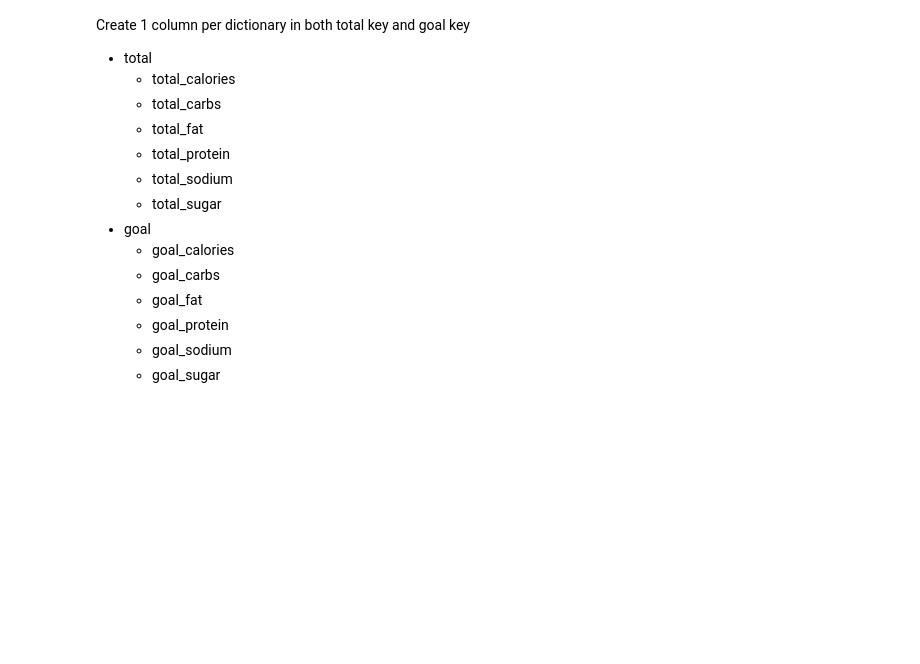
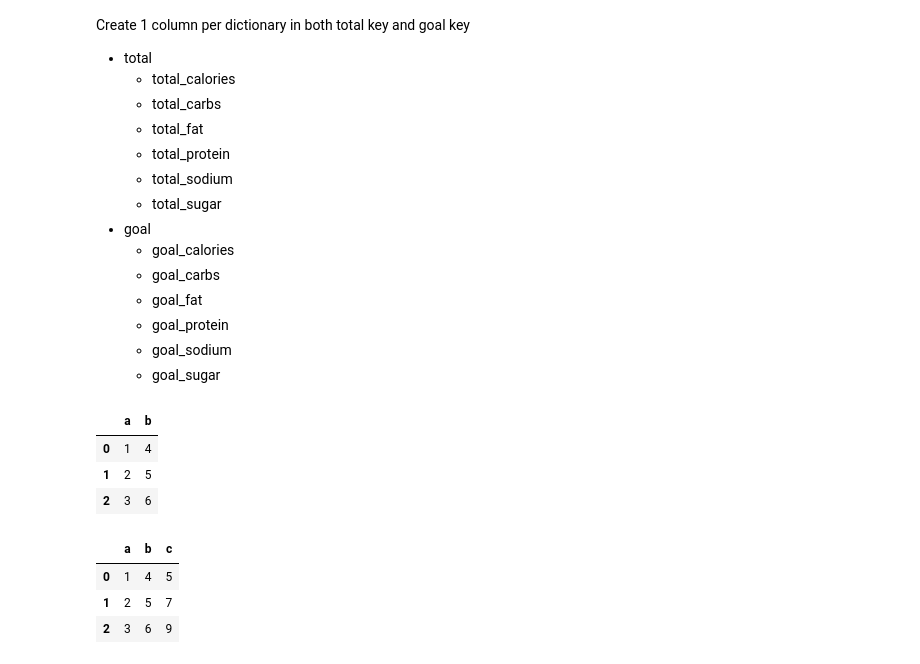
Before and after one commit to rokaandy/mfp-nutrition-survival-analysis, a Jupyter notebook: nutrition.ipynb, the cells around one changed output. Saved outputs shown, nothing was run; the diff lists cells and outputs as text; code cells hidden in the pictures; blank space fills up the shorter version.

```diff
--- a/nutrition.ipynb
+++ b/nutrition.ipynb
@@ -195,3 +195,22 @@ Create 1 column per dictionary in both total key and goal key
 # %%
 # json_dict.keys()[0]
 # Gives Error: 'dict_keys' object does not support indexing, hence needs to be set to a list to iterate.
+# %%
+df = pd.DataFrame([[1, 4],
+                   [2, 5],
+                   [3, 6]],
+                  columns=["a", "b"])
+df
+# %% [output]
+|  | a | b |
+| 0 | 1 | 4 |
+| 1 | 2 | 5 |
+| 2 | 3 | 6 |
+# %%
+df["c"] = df.apply(np.sum, axis=1)
+df
+# %% [output]
+|  | a | b | c |
+| 0 | 1 | 4 | 5 |
+| 1 | 2 | 5 | 7 |
+| 2 | 3 | 6 | 9 |
```
Also changed, not shown: parts of 12 cells of this notebook.
